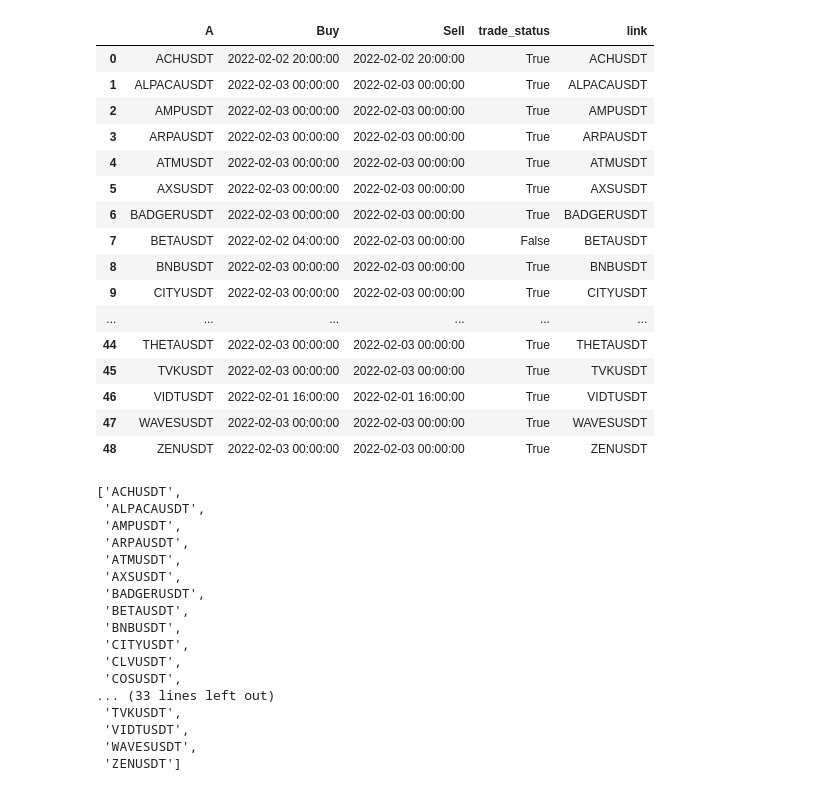
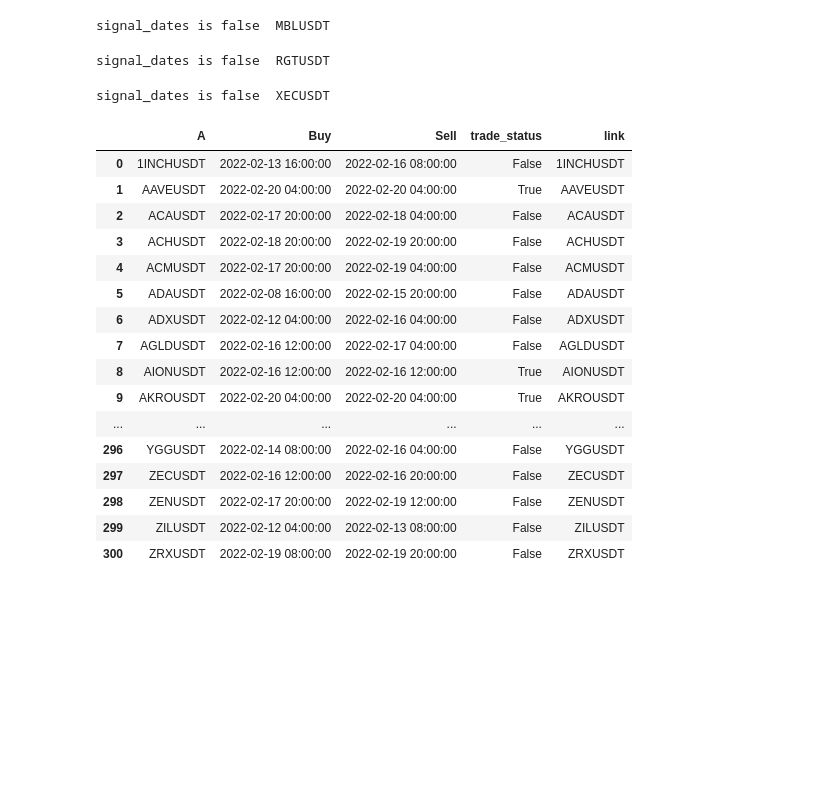
Before and after one commit to elcreek/work, a Jupyter notebook: peaksV4.ipynb, the cells around one changed output. Drawn from its saved outputs; the diff is of its cells as text; code cells hidden in the pictures; blank space fills up the shorter version.

```diff
--- a/peaksV4.ipynb
+++ b/peaksV4.ipynb
@@ -169,66 +171,52 @@ def resulta():
 # %%
 
 n=9
 order=5
 rows = []
 timeframe='4h'
 outdir=f"{os.getcwd()}/data/{timeframe}"
 
+
 # from ttm_squeeze.ipynb
-%store -r list_of_candidate
-list_of_candidate
 
+# use this optin for candidates from another scipt
 
-for filename in tqdm(list_of_candidate):
-    symbol = filename
-    data = pd.read_csv(f"{outdir}/{filename}_{timeframe}.csv", index_col='Time')
+# %store -r list_of_candidate
+# list_of_candidate
+# for filename in tqdm(list_of_candidate):
+#     symbol = filename
+#     data = pd.read_csv(f"{outdir}/{filename}_{timeframe}.csv", index_col='Time')
+#     calc()
+#     signal_dates(n)
+#     resulta()
+
+# or use this to get the result of all coins
+for filename in tqdm(os.listdir(outdir)):
+    symbol = filename.replace(f"_{timeframe}.csv","")
+    data = pd.read_csv(f"{outdir}/{filename}", index_col='Time')
     calc()
     signal_dates(n)
     resulta()
 
-# for filename in tqdm(os.listdir(outdir)):
-#     symbol = filename.replace(f"_{timeframe}.csv","")
-#     data = pd.read_csv(f"{outdir}/{filename}", index_col='Time')
-#     calc()
-#     signal_dates(n)
-#     resulta()
-
 display(HTML(table.to_html(escape=False)))
 # %% [output]
+signal_dates is false  MBLUSDT
+signal_dates is false  RGTUSDT
+signal_dates is false  XECUSDT
 |  | A | Buy | Sell | trade_status | link |
-| 0 | ACHUSDT | 2022-02-02 20:00:00 | 2022-02-02 20:00:00 | True | ACHUSDT |
-| 1 | ALPACAUSDT | 2022-02-03 00:00:00 | 2022-02-03 00:00:00 | True | ALPACAUSDT |
-| 2 | AMPUSDT | 2022-02-03 00:00:00 | 2022-02-03 00:00:00 | True | AMPUSDT |
-| 3 | ARPAUSDT | 2022-02-03 00:00:00 | 2022-02-03 00:00:00 | True | ARPAUSDT |
-| 4 | ATMUSDT | 2022-02-03 00:00:00 | 2022-02-03 00:00:00 | True | ATMUSDT |
-| 5 | AXSUSDT | 2022-02-03 00:00:00 | 2022-02-03 00:00:00 | True | AXSUSDT |
-| 6 | BADGERUSDT | 2022-02-03 00:00:00 | 2022-02-03 00:00:00 | True | BADGERUSDT |
-| 7 | BETAUSDT | 2022-02-02 04:00:00 | 2022-02-03 00:00:00 | False | BETAUSDT |
-| 8 | BNBUSDT | 2022-02-03 00:00:00 | 2022-02-03 00:00:00 | True | BNBUSDT |
-| 9 | CITYUSDT | 2022-02-03 00:00:00 | 2022-02-03 00:00:00 | True | CITYUSDT |
+| 0 | 1INCHUSDT | 2022-02-13 16:00:00 | 2022-02-16 08:00:00 | False | 1INCHUSDT |
+| 1 | AAVEUSDT | 2022-02-20 04:00:00 | 2022-02-20 04:00:00 | True | AAVEUSDT |
+| 2 | ACAUSDT | 2022-02-17 20:00:00 | 2022-02-18 04:00:00 | False | ACAUSDT |
+| 3 | ACHUSDT | 2022-02-18 20:00:00 | 2022-02-19 20:00:00 | False | ACHUSDT |
+| 4 | ACMUSDT | 2022-02-17 20:00:00 | 2022-02-19 04:00:00 | False | ACMUSDT |
+| 5 | ADAUSDT | 2022-02-08 16:00:00 | 2022-02-15 20:00:00 | False | ADAUSDT |
+| 6 | ADXUSDT | 2022-02-12 04:00:00 | 2022-02-16 04:00:00 | False | ADXUSDT |
+| 7 | AGLDUSDT | 2022-02-16 12:00:00 | 2022-02-17 04:00:00 | False | AGLDUSDT |
+| 8 | AIONUSDT | 2022-02-16 12:00:00 | 2022-02-16 12:00:00 | True | AIONUSDT |
+| 9 | AKROUSDT | 2022-02-20 04:00:00 | 2022-02-20 04:00:00 | True | AKROUSDT |
 | ... | ... | ... | ... | ... | ... |
-| 44 | THETAUSDT | 2022-02-03 00:00:00 | 2022-02-03 00:00:00 | True | THETAUSDT |
-| 45 | TVKUSDT | 2022-02-03 00:00:00 | 2022-02-03 00:00:00 | True | TVKUSDT |
-| 46 | VIDTUSDT | 2022-02-01 16:00:00 | 2022-02-01 16:00:00 | True | VIDTUSDT |
-| 47 | WAVESUSDT | 2022-02-03 00:00:00 | 2022-02-03 00:00:00 | True | WAVESUSDT |
-| 48 | ZENUSDT | 2022-02-03 00:00:00 | 2022-02-03 00:00:00 | True | ZENUSDT |
+| 296 | YGGUSDT | 2022-02-14 08:00:00 | 2022-02-16 04:00:00 | False | YGGUSDT |
+| 297 | ZECUSDT | 2022-02-16 12:00:00 | 2022-02-16 20:00:00 | False | ZECUSDT |
+| 298 | ZENUSDT | 2022-02-17 20:00:00 | 2022-02-19 12:00:00 | False | ZENUSDT |
+| 299 | ZILUSDT | 2022-02-12 04:00:00 | 2022-02-13 08:00:00 | False | ZILUSDT |
+| 300 | ZRXUSDT | 2022-02-19 08:00:00 | 2022-02-19 20:00:00 | False | ZRXUSDT |
-# %%
-list_of_candidate
-# %% [output]
-['ACHUSDT',
- 'ALPACAUSDT',
- 'AMPUSDT',
- 'ARPAUSDT',
- 'ATMUSDT',
- 'AXSUSDT',
- 'BADGERUSDT',
- 'BETAUSDT',
- 'BNBUSDT',
- 'CITYUSDT',
- 'CLVUSDT',
- 'COSUSDT',
-... (33 lines left out)
- 'TVKUSDT',
- 'VIDTUSDT',
- 'WAVESUSDT',
- 'ZENUSDT']
```
Also changed, not shown: parts of 2 cells of this notebook, 1 other file.
